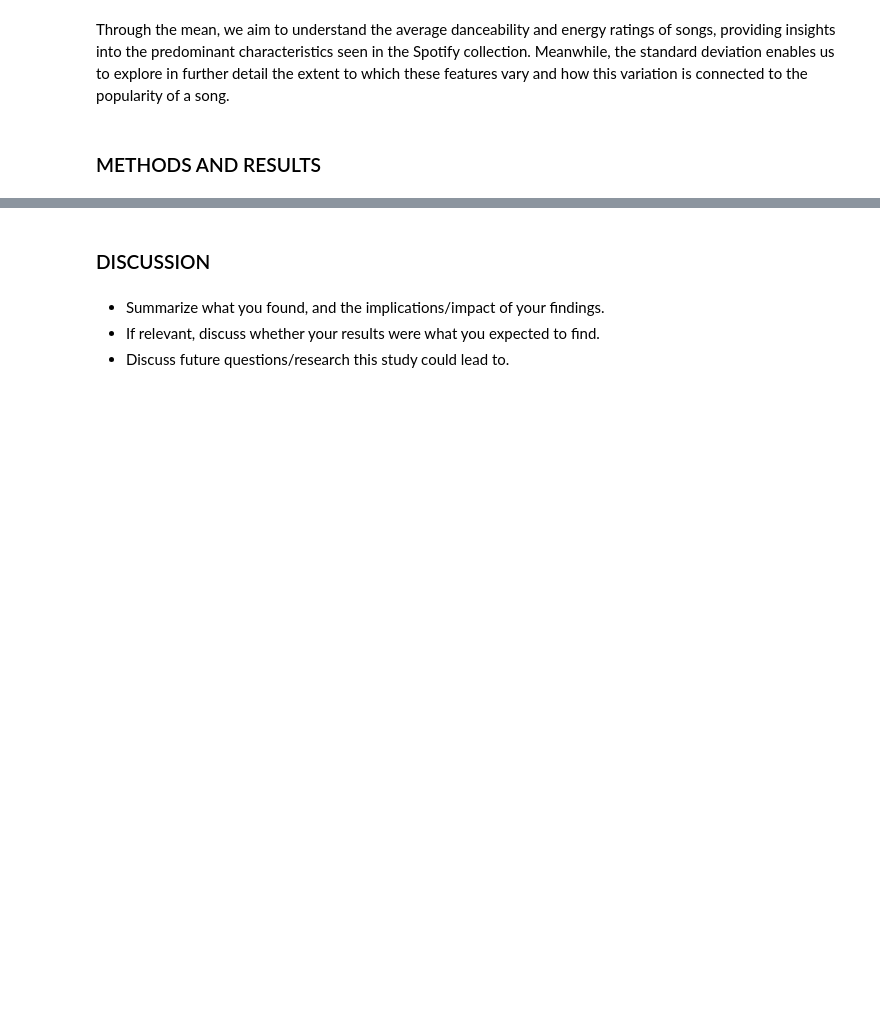
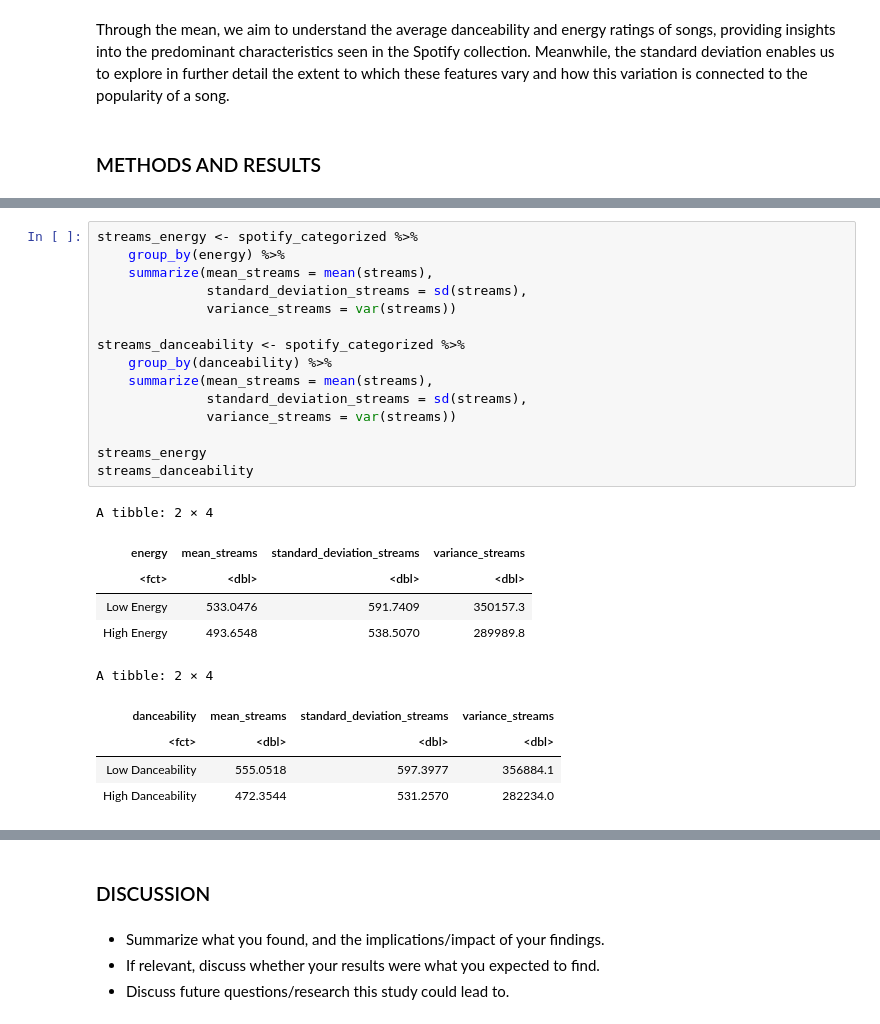
Before and after one commit to HaoyuYou/STAT-201-Group-Project, a Jupyter notebook: FINAL REPORT.ipynb, the cells around one changed output, grey strips where cells are left out. Saved outputs shown, nothing was run; the diff lists cells and outputs as text; blank space fills up the shorter version.

```diff
--- a/FINAL REPORT.ipynb
+++ b/FINAL REPORT.ipynb
@@ -37,0 +143,26 @@ Do you think one of bootstrapping or asymptotics is more appropriate than the ot
+# %%
+streams_energy <- spotify_categorized %>%
+    group_by(energy) %>%
+    summarize(mean_streams = mean(streams),
+              standard_deviation_streams = sd(streams),
+              variance_streams = var(streams))
+
+streams_danceability <- spotify_categorized %>%
+    group_by(danceability) %>%
+    summarize(mean_streams = mean(streams),
+              standard_deviation_streams = sd(streams),
+              variance_streams = var(streams))
+
+streams_energy
+streams_danceability
+# %% [output]
+A tibble: 2 × 4
+| energy | mean_streams | standard_deviation_streams | variance_streams |
+| <fct> | <dbl> | <dbl> | <dbl> |
+| Low Energy | 533.0476 | 591.7409 | 350157.3 |
+| High Energy | 493.6548 | 538.5070 | 289989.8 |
+A tibble: 2 × 4
+| danceability | mean_streams | standard_deviation_streams | variance_streams |
+| <fct> | <dbl> | <dbl> | <dbl> |
+| Low Danceability | 555.0518 | 597.3977 | 356884.1 |
+| High Danceability | 472.3544 | 531.2570 | 282234.0 |
```
Also changed, not shown: parts of 12 cells of this notebook.
